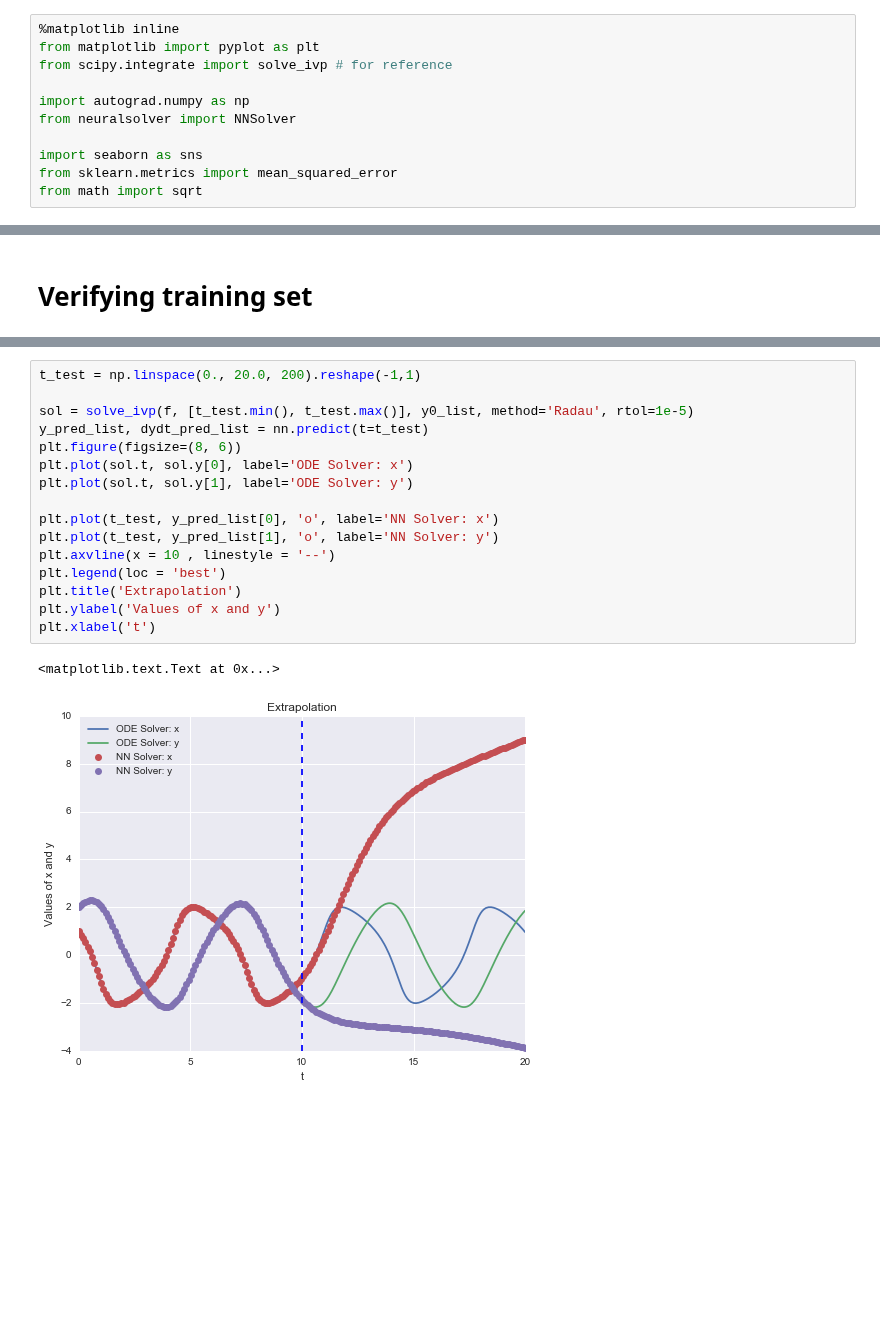
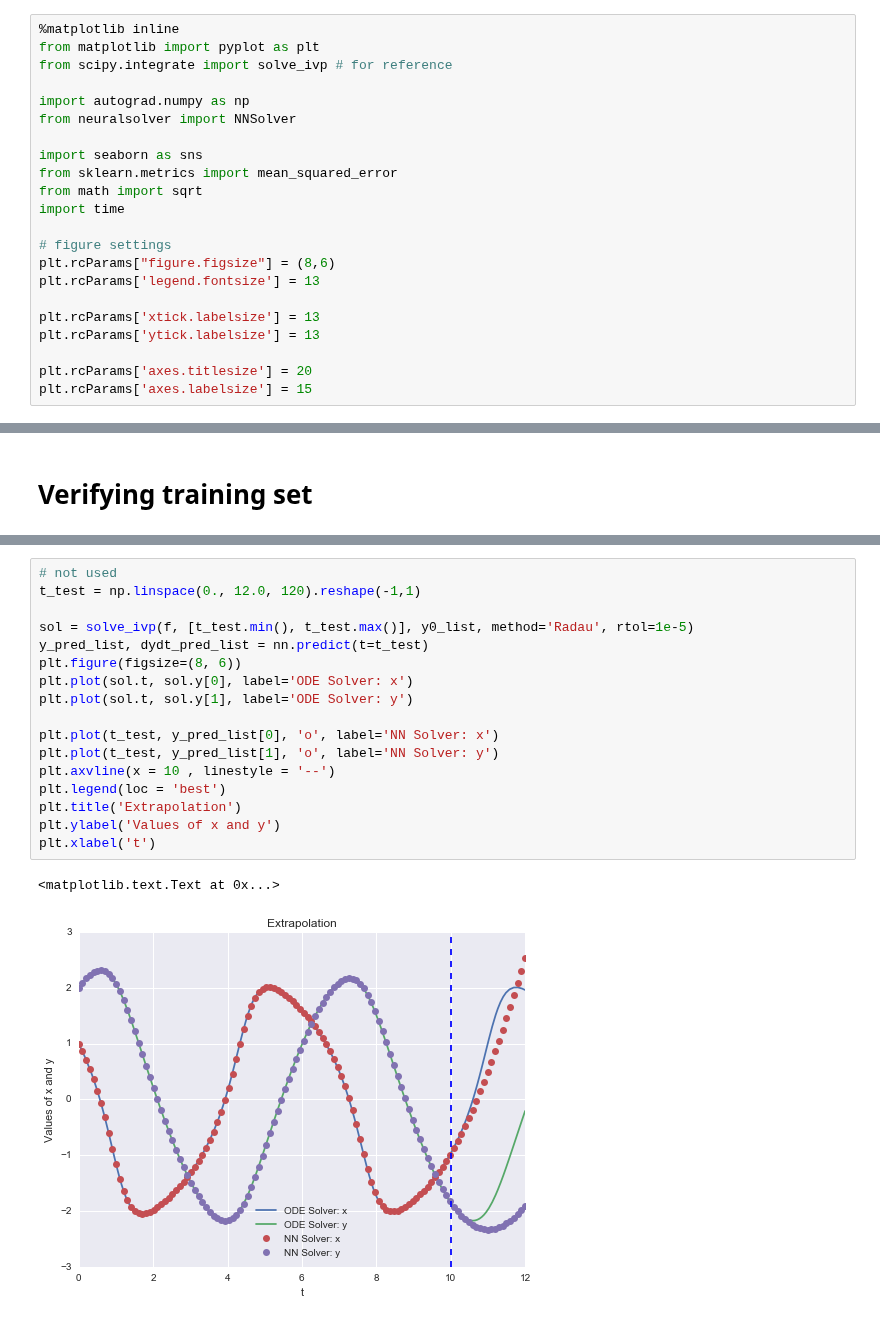
Before and after one commit to JiaweiZhuang/AM205_final, a Jupyter notebook: prototype/CHC/Van_der_Pol_oscillator.ipynb, the cells around one changed output, grey strips where cells are left out. Saved outputs shown, nothing was run; the diff lists cells and outputs as text; blank space fills up the shorter version.

Commit message:
Added Chin's plots and updated notebooks

```diff
--- a/prototype/CHC/Van_der_Pol_oscillator.ipynb
+++ b/prototype/CHC/Van_der_Pol_oscillator.ipynb
@@ -9,3 +9,14 @@ from neuralsolver import NNSolver
 import seaborn as sns
 from sklearn.metrics import mean_squared_error
 from math import sqrt
+import time
+
+# figure settings
+plt.rcParams["figure.figsize"] = (8,6)
+plt.rcParams['legend.fontsize'] = 13
+
+plt.rcParams['xtick.labelsize'] = 13
+plt.rcParams['ytick.labelsize'] = 13
+
+plt.rcParams['axes.titlesize'] = 20
+plt.rcParams['axes.labelsize'] = 15
@@ -112,22 +147,23 @@ nn.plot_loss()
 # %%
-t_test = np.linspace(0., 20.0, 200).reshape(-1,1)
+# not used
+t_test = np.linspace(0., 12.0, 120).reshape(-1,1)
 
 sol = solve_ivp(f, [t_test.min(), t_test.max()], y0_list, method='Radau', rtol=1e-5)
 y_pred_list, dydt_pred_list = nn.predict(t=t_test)
 plt.figure(figsize=(8, 6))
 plt.plot(sol.t, sol.y[0], label='ODE Solver: x')
 plt.plot(sol.t, sol.y[1], label='ODE Solver: y')
 
 plt.plot(t_test, y_pred_list[0], 'o', label='NN Solver: x')
 plt.plot(t_test, y_pred_list[1], 'o', label='NN Solver: y')
 plt.axvline(x = 10 , linestyle = '--')
 plt.legend(loc = 'best')
 plt.title('Extrapolation')
 plt.ylabel('Values of x and y')
 plt.xlabel('t')
 # %% [output]
 <matplotlib.text.Text at 0x...>
-[figure, old version]
+[figure, new version]
 # %%
 res_arr = []
 for _ in range(100):
```
Also changed, not shown: parts of 12 cells of this notebook, 25 other files.
